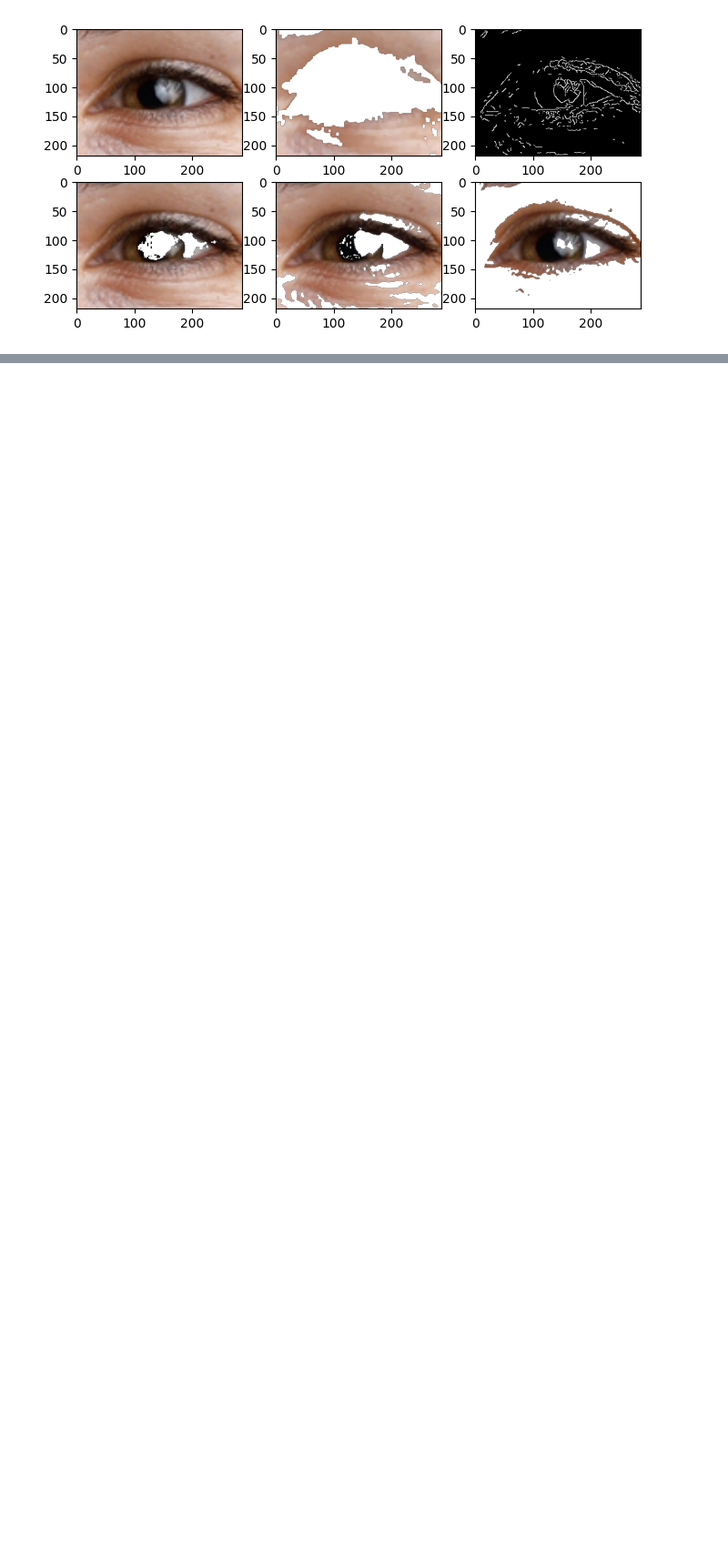
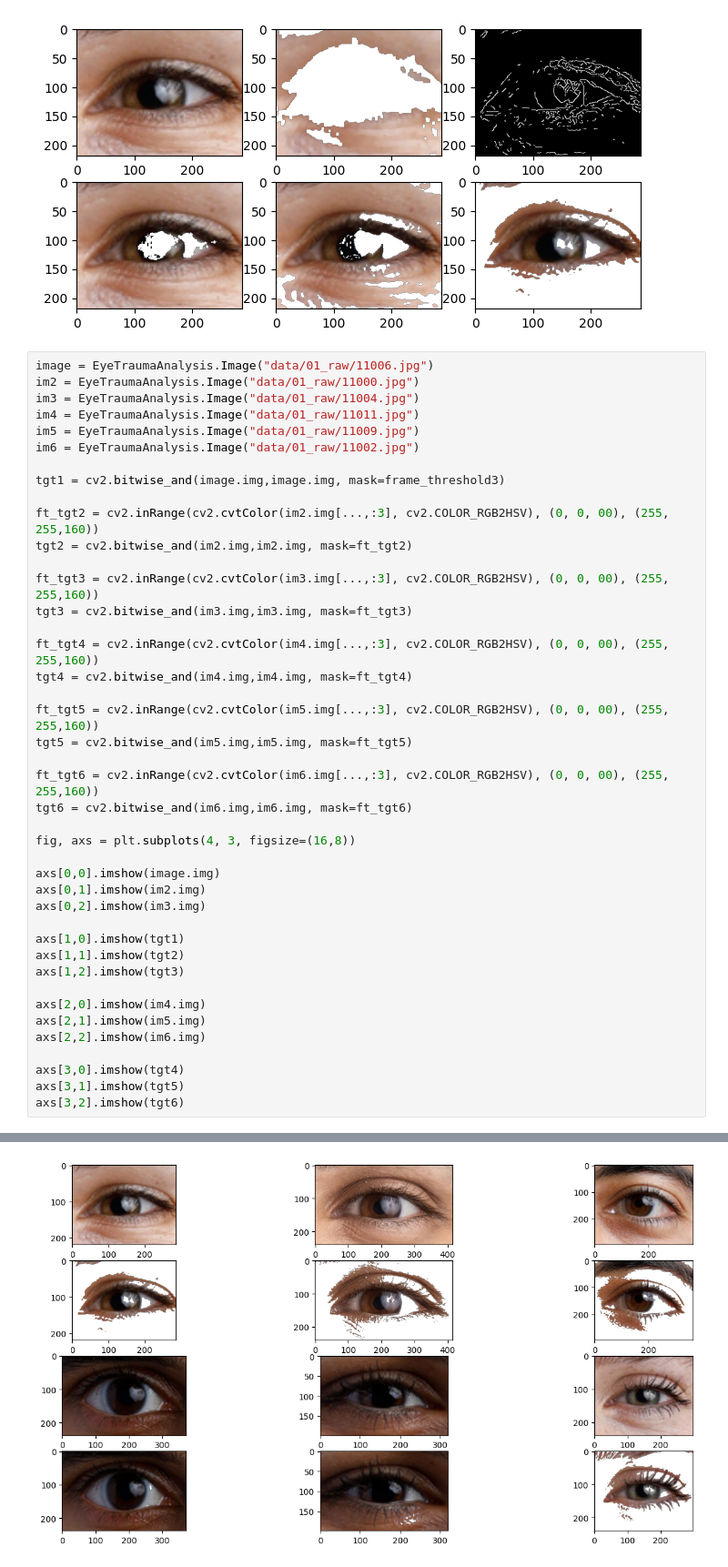
Before and after one commit to ethanrasmussen/EyeTraumaAnalysis, a Jupyter notebook: src/notebooks/ethan_skin_testing.ipynb, the cells around one changed output, grey strips where cells are left out. Shown at 91% size. Saved outputs shown, nothing was run; the diff lists cells and outputs as text; blank space fills up the shorter version.

Commit message:
applied best frame threshold to other images with mixed results

```diff
--- a/src/notebooks/ethan_skin_testing.ipynb
+++ b/src/notebooks/ethan_skin_testing.ipynb
@@ -185,3 +185,46 @@ axs[0,1].imshow(target4);
 axs[0,2].imshow(cv2.Canny(image.img, threshold1=90, threshold2=100), cmap="gray");
 # %% [output]
 [figure]
+# %%
+image = EyeTraumaAnalysis.Image("data/01_raw/11006.jpg")
+im2 = EyeTraumaAnalysis.Image("data/01_raw/11000.jpg")
+im3 = EyeTraumaAnalysis.Image("data/01_raw/11004.jpg")
+im4 = EyeTraumaAnalysis.Image("data/01_raw/11011.jpg")
+im5 = EyeTraumaAnalysis.Image("data/01_raw/11009.jpg")
+im6 = EyeTraumaAnalysis.Image("data/01_raw/11002.jpg")
+
+tgt1 = cv2.bitwise_and(image.img,image.img, mask=frame_threshold3)
+
+ft_tgt2 = cv2.inRange(cv2.cvtColor(im2.img[...,:3], cv2.COLOR_RGB2HSV), (0, 0, 00), (255, 255,160))
+tgt2 = cv2.bitwise_and(im2.img,im2.img, mask=ft_tgt2)
+
+ft_tgt3 = cv2.inRange(cv2.cvtColor(im3.img[...,:3], cv2.COLOR_RGB2HSV), (0, 0, 00), (255, 255,160))
+tgt3 = cv2.bitwise_and(im3.img,im3.img, mask=ft_tgt3)
+
+ft_tgt4 = cv2.inRange(cv2.cvtColor(im4.img[...,:3], cv2.COLOR_RGB2HSV), (0, 0, 00), (255, 255,160))
+tgt4 = cv2.bitwise_and(im4.img,im4.img, mask=ft_tgt4)
+
+ft_tgt5 = cv2.inRange(cv2.cvtColor(im5.img[...,:3], cv2.COLOR_RGB2HSV), (0, 0, 00), (255, 255,160))
+tgt5 = cv2.bitwise_and(im5.img,im5.img, mask=ft_tgt5)
+
+ft_tgt6 = cv2.inRange(cv2.cvtColor(im6.img[...,:3], cv2.COLOR_RGB2HSV), (0, 0, 00), (255, 255,160))
+tgt6 = cv2.bitwise_and(im6.img,im6.img, mask=ft_tgt6)
+
+fig, axs = plt.subplots(4, 3, figsize=(16,8))
+
+axs[0,0].imshow(image.img)
+axs[0,1].imshow(im2.img)
+axs[0,2].imshow(im3.img)
+
+axs[1,0].imshow(tgt1)
+axs[1,1].imshow(tgt2)
+axs[1,2].imshow(tgt3)
+
+axs[2,0].imshow(im4.img)
+axs[2,1].imshow(im5.img)
+axs[2,2].imshow(im6.img)
+
+axs[3,0].imshow(tgt4)
+axs[3,1].imshow(tgt5)
+axs[3,2].imshow(tgt6)
+# %% [output]
@@ -187,0 +232 @@ axs[0,2].imshow(cv2.Canny(image.img, threshold1=90, threshold2=100), cmap="gray"
+[figure, added]
```
Also changed, not shown: parts of 1 cell of this notebook.
